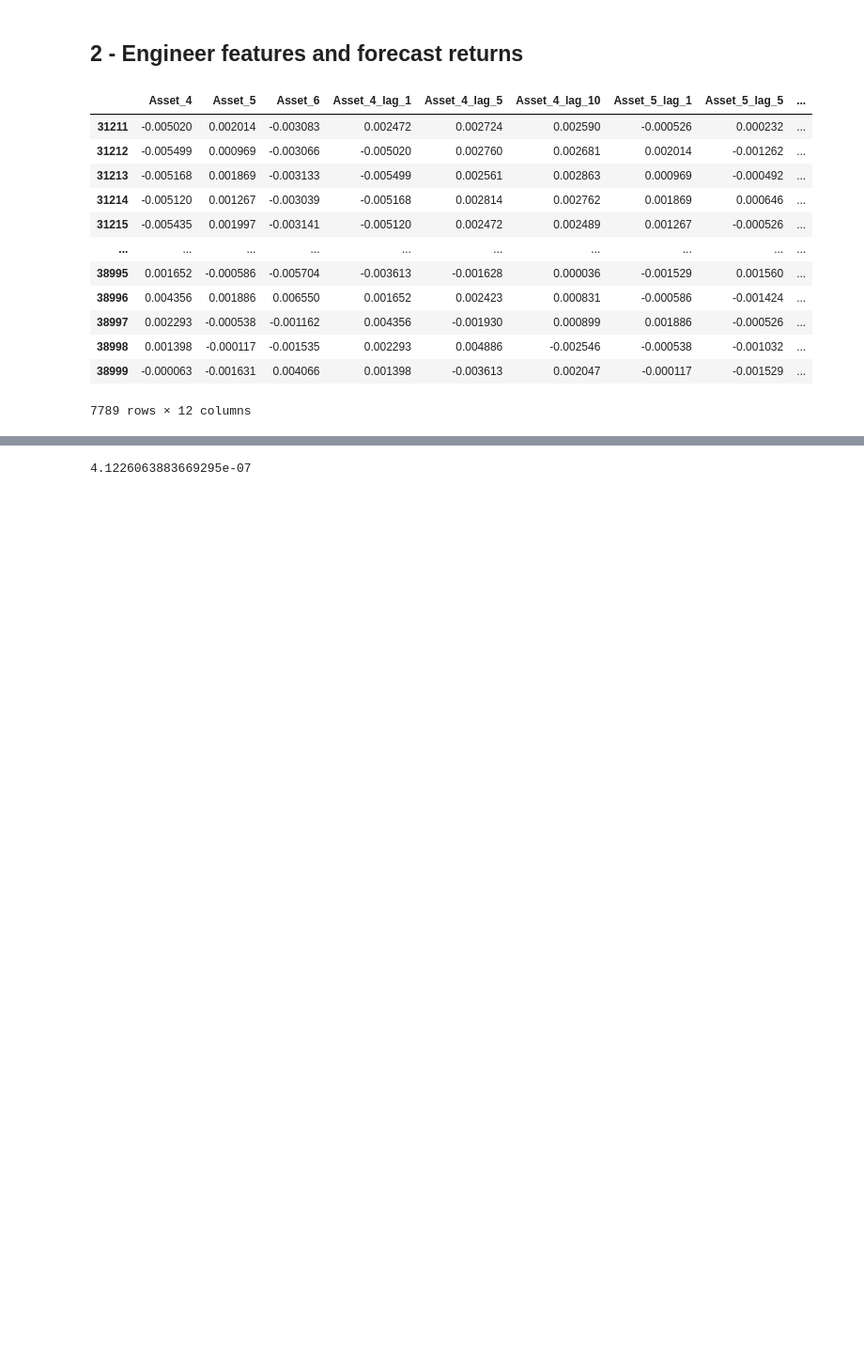
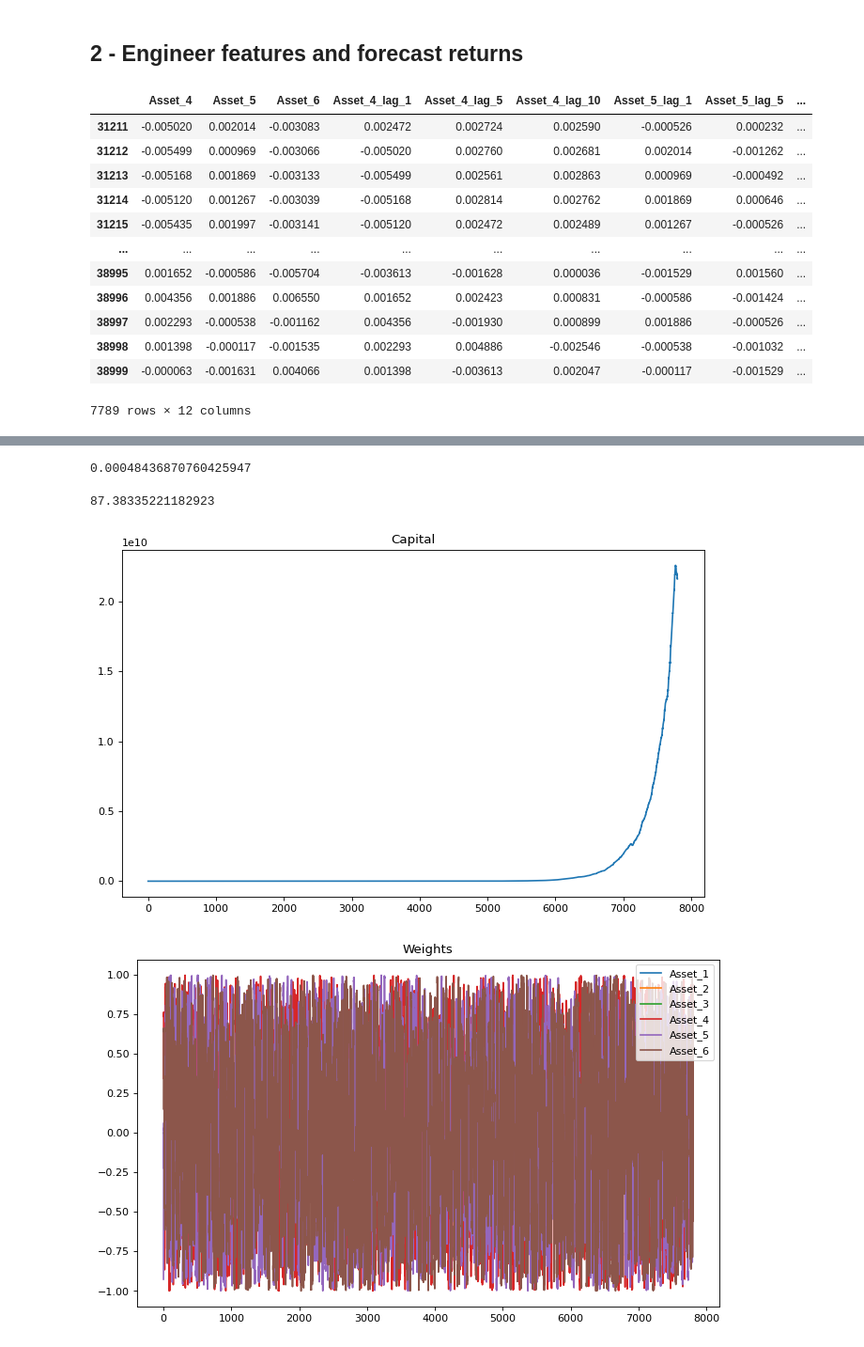
Before and after one commit to Lawrence2005/UChicago-Trading-Competition, a Jupyter notebook: Case2_HO_Independent.ipynb, the cells around one changed output, grey strips where cells are left out. Shown at 94% size. Saved outputs shown, nothing was run; the diff lists cells and outputs as text; code cells hidden in the pictures; blank space fills up the shorter version.

```diff
--- a/Case2_HO_Independent.ipynb
+++ b/Case2_HO_Independent.ipynb
@@ -541,9 +536,9 @@ mu = model.predict(X.iloc[[-1]])[0]  # Latest features
 
 ## Testing
 
-from sklearn.metrics import mean_squared_error
+from sklearn.metrics import mean_absolute_error
 
 predictions = model.predict(test_rets.dropna())
-mean_squared_error(predictions, test_rets[['Asset_4', 'Asset_5', 'Asset_6']].iloc[10:])
+print(mean_absolute_error(predictions, test_rets.dropna()[['Asset_4', 'Asset_5', 'Asset_6']]))
 # %% [output]
-4.1226063883669295e-07
+0.00048436870760425947
@@ -549,0 +613,50 @@ mean_squared_error(predictions, test_rets[['Asset_4', 'Asset_5', 'Asset_6']].ilo
+# %%
+data = pd.read_csv('Case2.csv')
+TRAIN, TEST = train_test_split(data, test_size = 0.2, shuffle = False)
+
+def grading(train_data, test_data):
+    '''
+    Grading Script
+    '''
+    weights = np.full(shape=(len(test_data.index),6), fill_value=0.0)
+    alloc = Final_Alloc(train_data)
+    for i in range(0,len(test_data)):
+        weights[i,:] = alloc.allocate_portfolio(test_data.iloc[i,:])
+        if np.sum(weights < -1) or np.sum(weights > 1):
+            raise Exception("Weights Outside of Bounds")
+
+    capital = [1]
+    for i in range(len(test_data) - 1):
+        shares = capital[-1] * weights[i] / np.array(test_data.iloc[i,:])
+        balance = capital[-1] - np.dot(shares, np.array(test_data.iloc[i,:]))
+        net_change = np.dot(shares, np.array(test_data.iloc[i+1,:]))
+        capital.append(balance + net_change)
+    capital = np.array(capital)
+    returns = (capital[1:] - capital[:-1]) / capital[:-1]
+
+    if np.std(returns) != 0:
+        sharpe = np.mean(returns) / np.std(returns)
+    else:
+        sharpe = 0
+
+    return sharpe, capital, weights
+
+sharpe, capital, weights = grading(TRAIN, TEST)
+#Sharpe gets printed to command line
+import math
+print(sharpe * math.sqrt(7560))
+
+plt.figure(figsize=(10, 6), dpi=80)
+plt.title("Capital")
+plt.plot(np.arange(len(TEST)), capital)
+plt.show()
+
+plt.figure(figsize=(10, 6), dpi=80)
+plt.title("Weights")
+plt.plot(np.arange(len(TEST)), weights)
+plt.legend(TEST.columns)
+plt.show()
+# %% [output]
+87.38335221182923
+[figure, added]
+[figure, added]
```
Also changed, not shown: parts of 4 cells of this notebook, 4 other files.
